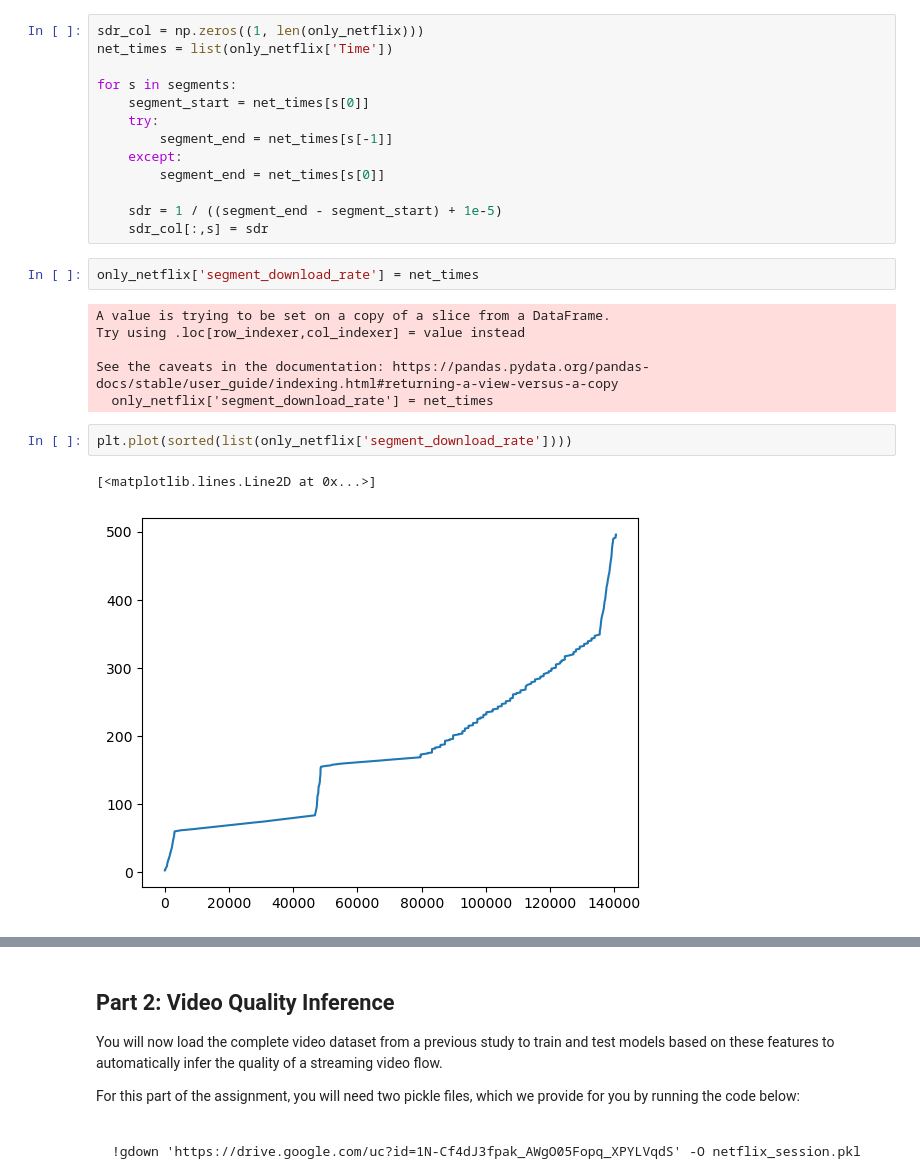
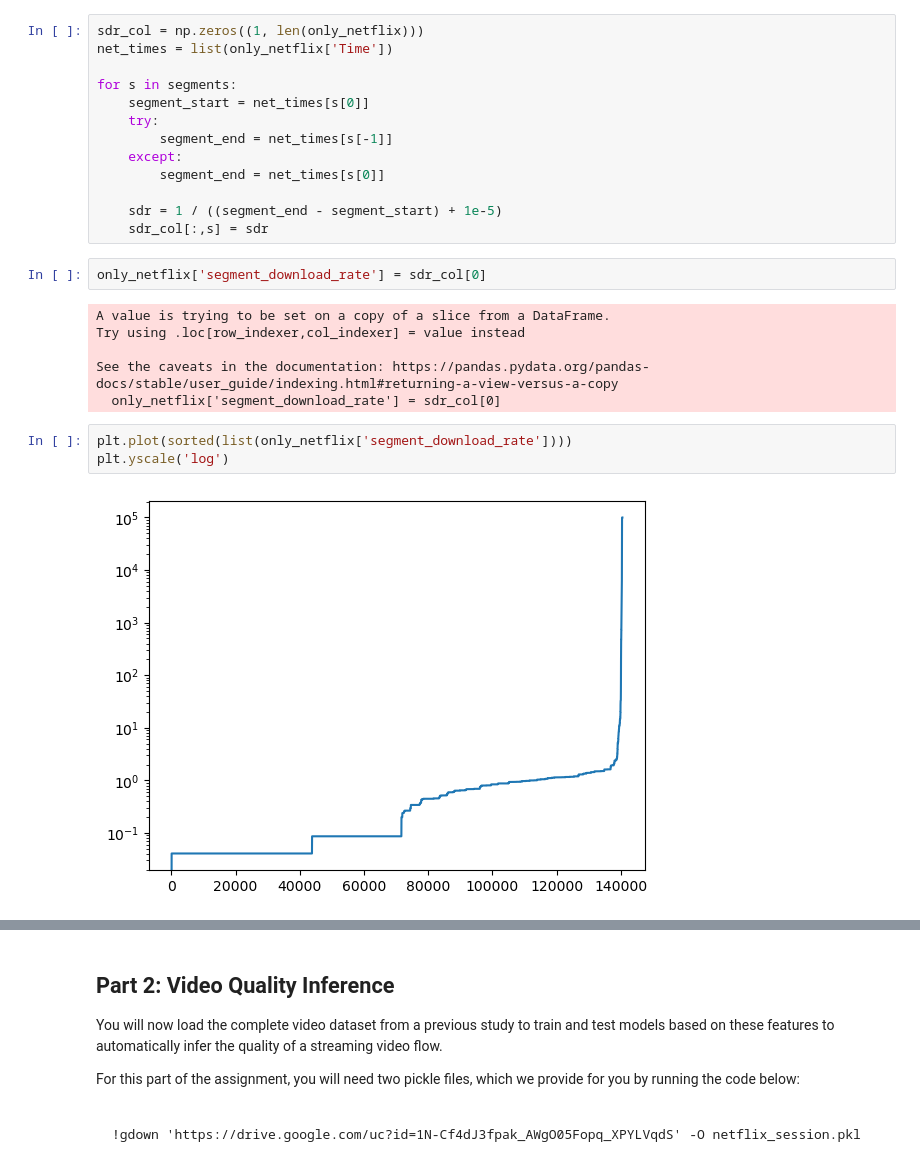
Before and after one commit to noise-course/video-quality-of-experience-zroe1, a Jupyter notebook: 1-Video-Quality-Inference.ipynb, the cells around one changed output, grey strips where cells are left out. Drawn from its saved outputs; the diff is of its cells as text.

```diff
--- a/1-Video-Quality-Inference.ipynb
+++ b/1-Video-Quality-Inference.ipynb
@@ -598,16 +601,16 @@ for s in segments:
     sdr = 1 / ((segment_end - segment_start) + 1e-5)
     sdr_col[:,s] = sdr
 # %%
-only_netflix['segment_download_rate'] = net_times
+only_netflix['segment_download_rate'] = sdr_col[0]
 # %% [output]
 A value is trying to be set on a copy of a slice from a DataFrame.
 Try using .loc[row_indexer,col_indexer] = value instead
 
 See the caveats in the documentation: https://pandas.pydata.org/pandas-docs/stable/user_guide/indexing.html#returning-a-view-versus-a-copy
-  only_netflix['segment_download_rate'] = net_times
+  only_netflix['segment_download_rate'] = sdr_col[0]
 # %%
 plt.plot(sorted(list(only_netflix['segment_download_rate'])))
+plt.yscale('log')
 # %% [output]
-[<matplotlib.lines.Line2D at 0x...>]
-[figure, old version]
+[figure, new version]
 # %%
```
Also changed, not shown: parts of 17 cells of this notebook.
